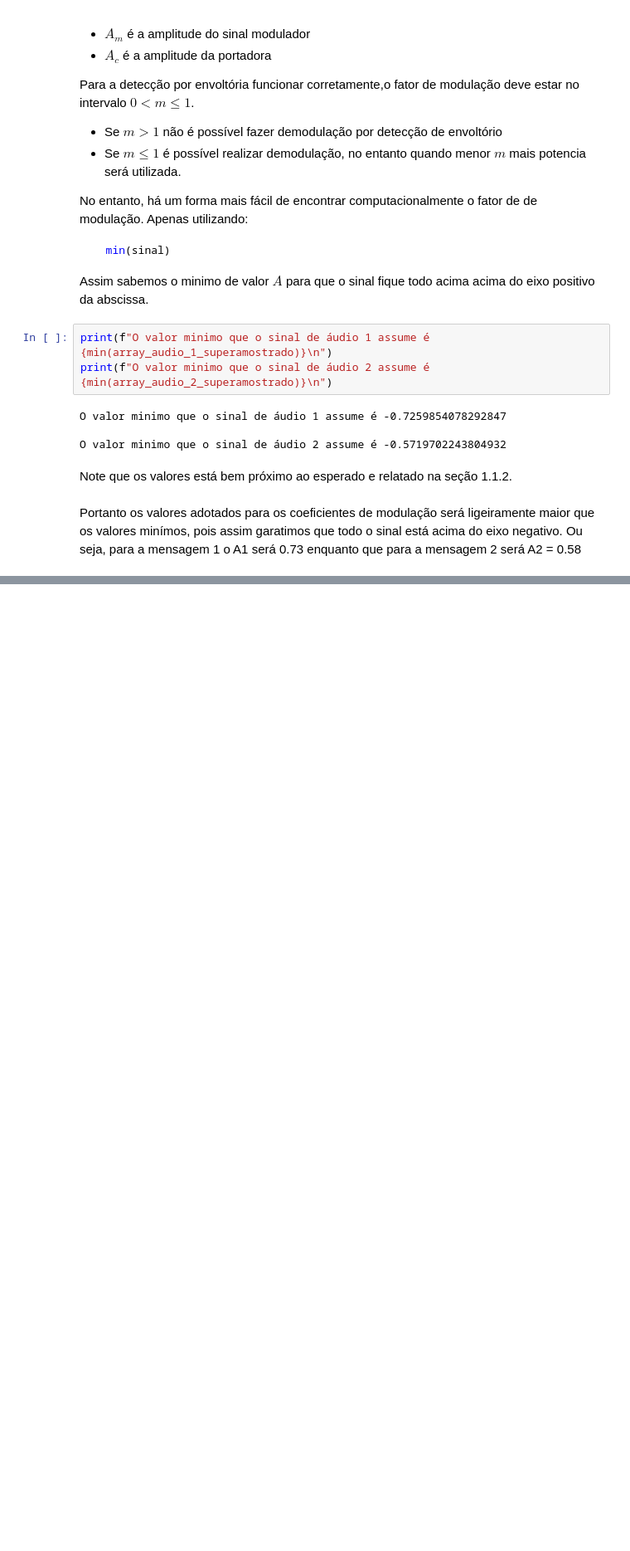
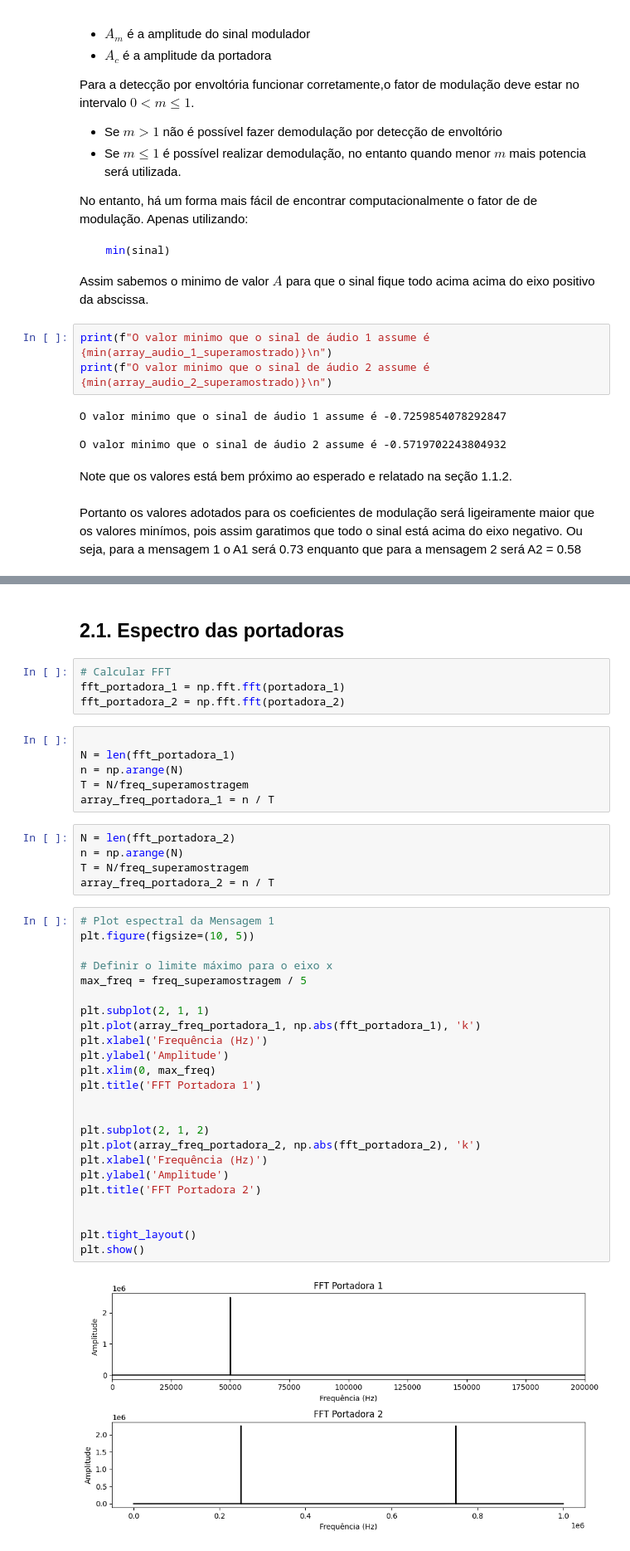
Before and after one commit to iyisakuma/PComunicacao, a Jupyter notebook: Atividade_1_Modulação_AM.ipynb, the cells around one changed output, grey strips where cells are left out. Shown at 83% size. Saved outputs shown, nothing was run; the diff lists cells and outputs as text; blank space fills up the shorter version.

```diff
--- a/Atividade_1_Modulação_AM.ipynb
+++ b/Atividade_1_Modulação_AM.ipynb
@@ -198,0 +208,43 @@ Portanto os valores adotados para os coeficientes de modulação será ligeirame
+# %% [markdown]
+## 2.1. Espectro das portadoras
+# %%
+# Calcular FFT
+fft_portadora_1 = np.fft.fft(portadora_1)
+fft_portadora_2 = np.fft.fft(portadora_2)
+# %%
+
+N = len(fft_portadora_1)
+n = np.arange(N)
+T = N/freq_superamostragem
+array_freq_portadora_1 = n / T
+# %%
+N = len(fft_portadora_2)
+n = np.arange(N)
+T = N/freq_superamostragem
+array_freq_portadora_2 = n / T
+# %%
+# Plot espectral da Mensagem 1
+plt.figure(figsize=(10, 5))
+
+# Definir o limite máximo para o eixo x
+max_freq = freq_superamostragem / 5
+
+plt.subplot(2, 1, 1)
+plt.plot(array_freq_portadora_1, np.abs(fft_portadora_1), 'k')
+plt.xlabel('Frequência (Hz)')
+plt.ylabel('Amplitude')
+plt.xlim(0, max_freq)
+plt.title('FFT Portadora 1')
+
+
+plt.subplot(2, 1, 2)
+plt.plot(array_freq_portadora_2, np.abs(fft_portadora_2), 'k')
+plt.xlabel('Frequência (Hz)')
+plt.ylabel('Amplitude')
+plt.title('FFT Portadora 2')
+
+
+plt.tight_layout()
+plt.show()
+# %% [output]
+[figure, added]
```
Also changed, not shown: parts of 3 cells of this notebook.
